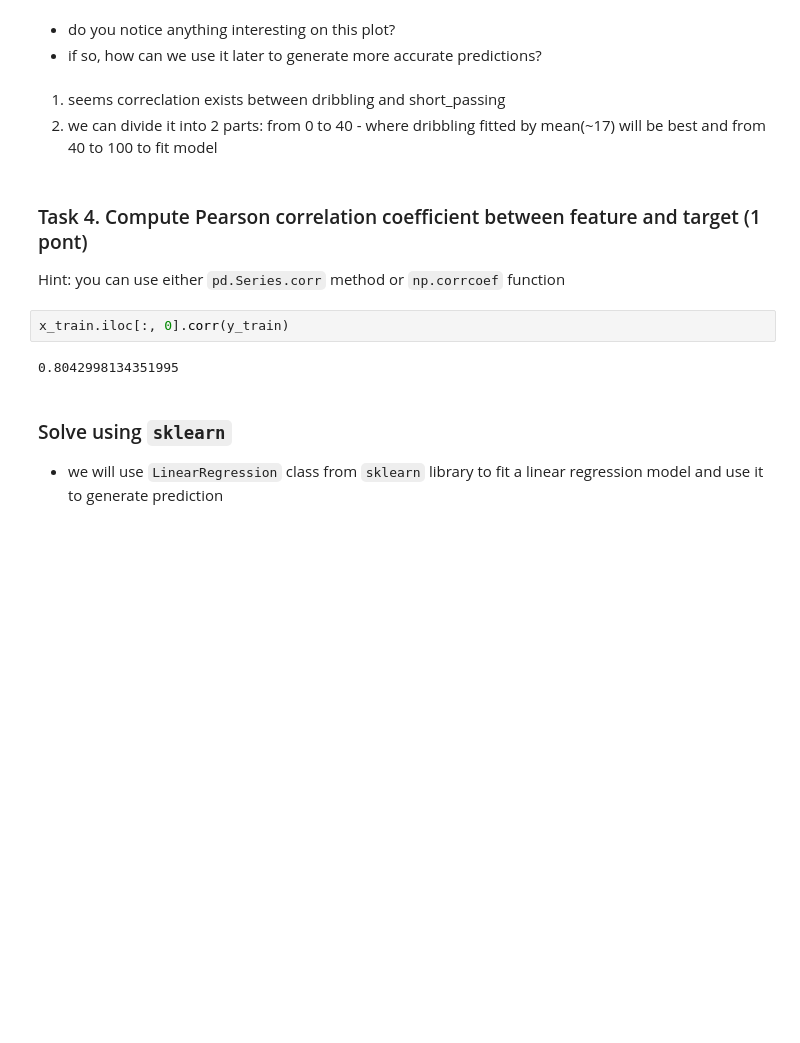
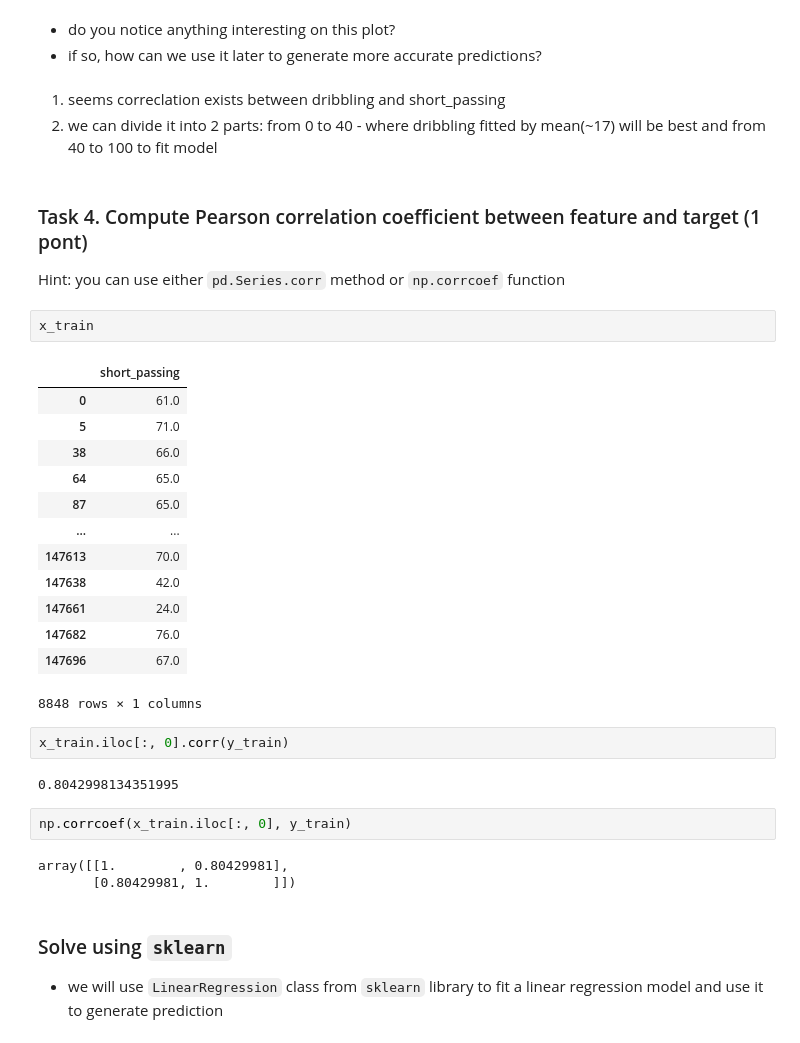
Before and after one commit to kremenevskiy/ml-intro, a Jupyter notebook: 3_linear_regression/linear_regression.ipynb, the cells around one changed output. Drawn from its saved outputs; the diff is of its cells as text; blank space fills up the shorter version.

```diff
--- a/3_linear_regression/linear_regression.ipynb
+++ b/3_linear_regression/linear_regression.ipynb
@@ -546,17 +551,38 @@ plt.ylabel('dribbling');
 # %% [markdown]
 * do you notice anything interesting on this plot?
 * if so, how can we use it later to generate more accurate predictions?
-# %% [markdown]
-1. seems correclation exists between dribbling and short_passing
-2. we can divide it into 2 parts: from 0 to 40 - where dribbling fitted by mean(~17) will be best
-    and from 40 to 100 to fit model
+# %% [markdown]
+1. seems correclation exists between dribbling and short_passing
+2. we can divide it into 2 parts: from 0 to 40 - where dribbling fitted by mean(~17) will be best
+    and from 40 to 100 to fit model
 # %% [markdown]
 ### Task 4. Compute Pearson correlation coefficient between feature and target (1 pont)
 Hint: you can use either `pd.Series.corr` method or `np.corrcoef` function
+# %%
+x_train
+# %% [output]
+|  | short_passing |
+| 0 | 61.0 |
+| 5 | 71.0 |
+| 38 | 66.0 |
+| 64 | 65.0 |
+| 87 | 65.0 |
+| ... | ... |
+| 147613 | 70.0 |
+| 147638 | 42.0 |
+| 147661 | 24.0 |
+| 147682 | 76.0 |
+| 147696 | 67.0 |
+8848 rows × 1 columns
 # %%
 x_train.iloc[:, 0].corr(y_train)
 # %% [output]
 0.8042998134351995
+# %%
+np.corrcoef(x_train.iloc[:, 0], y_train)
+# %% [output]
+array([[1.        , 0.80429981],
+       [0.80429981, 1.        ]])
 # %% [markdown]
 ### Solve using `sklearn`
 
```
Also changed, not shown: parts of 51 cells of this notebook.
